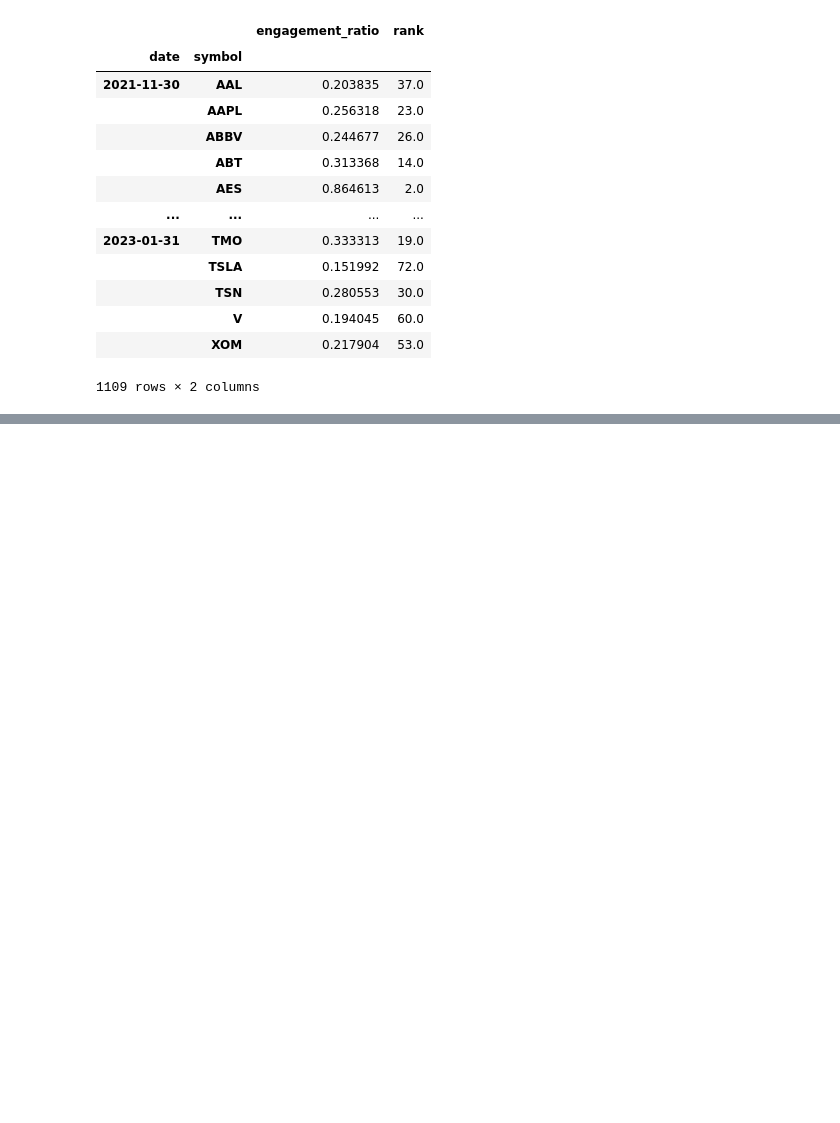
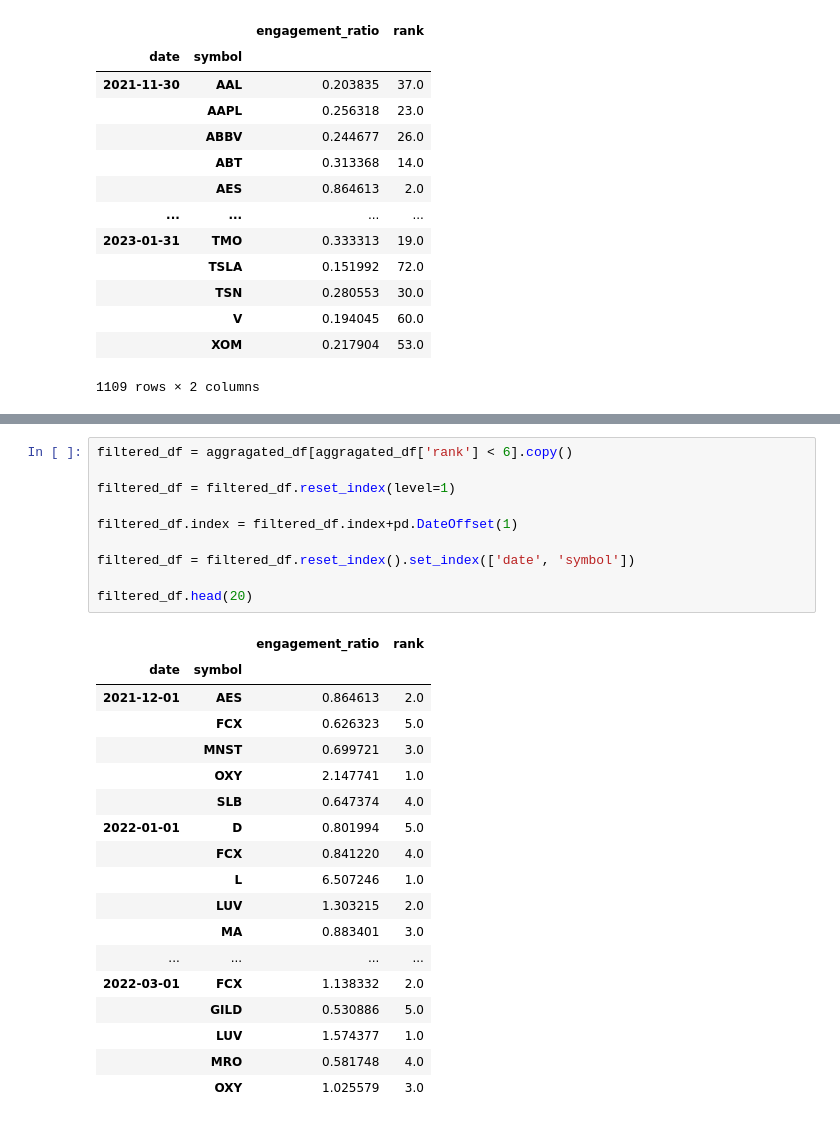
Before and after one commit to Danirive30/Twitter_Sentiment-Investing, a Jupyter notebook: Twitter_Sentiment.ipynb, the cells around one changed output, grey strips where cells are left out. Drawn from its saved outputs; the diff is of its cells as text; blank space fills up the shorter version.

```diff
--- a/Twitter_Sentiment.ipynb
+++ b/Twitter_Sentiment.ipynb
@@ -70,0 +75,29 @@ aggragated_df
+# %%
+filtered_df = aggragated_df[aggragated_df['rank'] < 6].copy()
+
+filtered_df = filtered_df.reset_index(level=1)
+
+filtered_df.index = filtered_df.index+pd.DateOffset(1)
+
+filtered_df = filtered_df.reset_index().set_index(['date', 'symbol'])
+
+filtered_df.head(20)
+# %% [output]
+|  |  | engagement_ratio | rank |
+| date | symbol |  |  |
+| 2021-12-01 | AES | 0.864613 | 2.0 |
+|  | FCX | 0.626323 | 5.0 |
+|  | MNST | 0.699721 | 3.0 |
+|  | OXY | 2.147741 | 1.0 |
+|  | SLB | 0.647374 | 4.0 |
+| 2022-01-01 | D | 0.801994 | 5.0 |
+|  | FCX | 0.841220 | 4.0 |
+|  | L | 6.507246 | 1.0 |
+|  | LUV | 1.303215 | 2.0 |
+|  | MA | 0.883401 | 3.0 |
+| ... | ... | ... | ... |
+| 2022-03-01 | FCX | 1.138332 | 2.0 |
+|  | GILD | 0.530886 | 5.0 |
+|  | LUV | 1.574377 | 1.0 |
+|  | MRO | 0.581748 | 4.0 |
+|  | OXY | 1.025579 | 3.0 |
```
Also changed, not shown: parts of 1 cell of this notebook.
